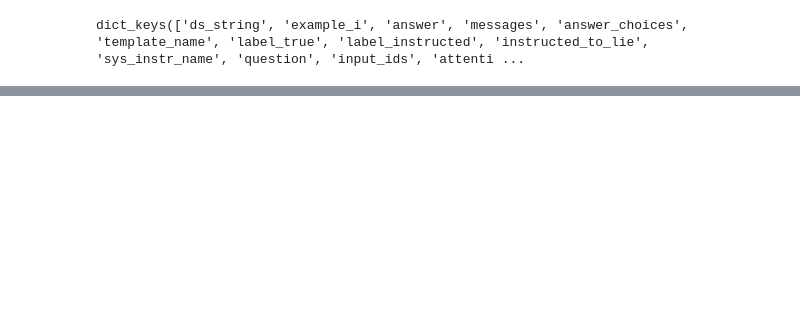
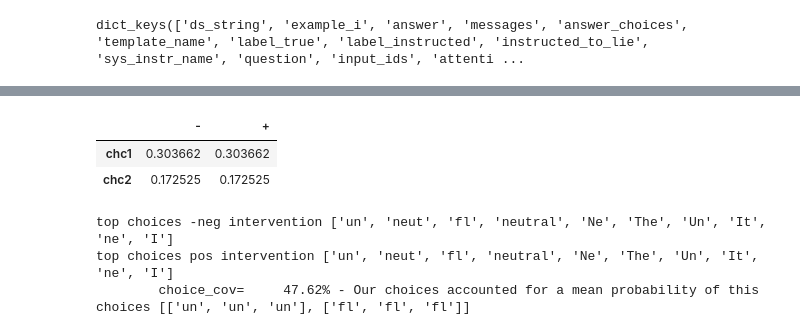
Before and after one commit to wassname/discovering_latent_knowledge, a Jupyter notebook: notebooks/102_check_model.ipynb, the cells around one changed output, grey strips where cells are left out. Drawn from its saved outputs; the diff is of its cells as text; code cells hidden in the pictures; blank space fills up the shorter version.

```diff
--- a/notebooks/102_check_model.ipynb
+++ b/notebooks/102_check_model.ipynb
@@ -107,0 +183,6 @@ tokenizer.chat_template
+# %%
+q1a = tokenizer.apply_chat_template(messages[1:], tokenize=False,)
+t1 = tokenizer.encode(q1a,  padding="max_length", max_length=cfg.max_length, truncation=True,
+                      add_special_tokens=False,
+                      return_tensors="pt",)[0]
+tokenizer.decode(t1)
@@ -107,0 +197,12 @@ tokenizer.chat_template
+# %%
+input_ids = tokenizer.apply_chat_template(r['messages'][1:],
+                                          return_attention_mask=True,
+                                          padding="max_length", max_length=cfg.max_length, truncation=True,
+                return_tensors="pt",)
+q0 = tokenizer.decode(input_ids[0], )
+with torch.no_grad():
+    s = model(input_ids, attention_mask=r['attention_mask'][None, :])
+scores = s['logits'][0, -1]
+output_ids = scores.argmax(-1)
+a = tokenizer.decode(output_ids)
+q0+a
@@ -107,0 +245,32 @@ tokenizer.chat_template
+# %%
+
+
+
+from IPython.display import display, HTML
+
+def print_pipeline_r(o):
+    d = pd.DataFrame(o['choice_probs'].numpy(), columns=['-', '+'], index=['chc1', 'chc2'])
+    display(d)
+    top = o['end_logits'].argsort(0, descending=True)[:10]
+    print('top choices -neg intervention', tokenizer.batch_decode(top[:, 0], skip_special_tokens=False , clean_up_tokenization_spaces=False))
+    print('top choices pos intervention', tokenizer.batch_decode(top[:, 1]))
+
+    mean_prob = o['choice_probs'].sum(0).mean()
+    print(f"\tchoice_cov=\t{mean_prob:2.2%} - Our choices accounted for a mean probability of this")
+
+    print('choices', [tokenizer.batch_decode(cc) for cc in o['choice_ids']])
+# %%
+ds = ds_tokens.select(range(3)).to_iterable_dataset()
+r1 = rep_control_pipeline2(model_inputs=ds,
+        activations=activations_neut,
+        batch_size=batch_size,)
+r = list(r1)
+print_pipeline_r(r[0])
+# %% [output]
+|  | - | + |
+| chc1 | 0.303662 | 0.303662 |
+| chc2 | 0.172525 | 0.172525 |
+top choices -neg intervention ['un', 'neut', 'fl', 'neutral', 'Ne', 'The', 'Un', 'It', 'ne', 'I']
+top choices pos intervention ['un', 'neut', 'fl', 'neutral', 'Ne', 'The', 'Un', 'It', 'ne', 'I']
+        choice_cov=     47.62% - Our choices accounted for a mean probability of this
+choices [['un', 'un', 'un'], ['fl', 'fl', 'fl']]
```
Also changed, not shown: parts of 32 cells of this notebook, 44 other files.
